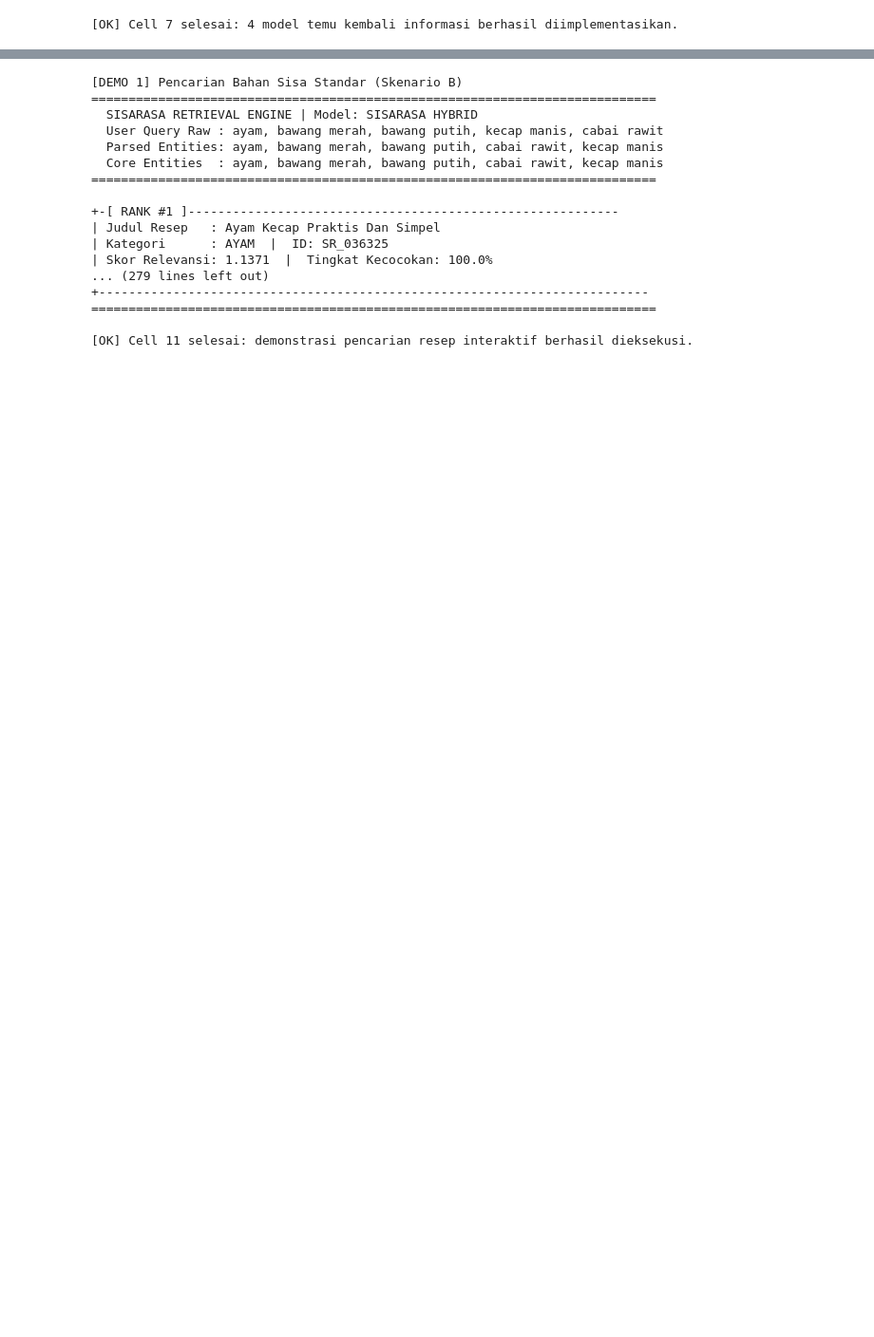
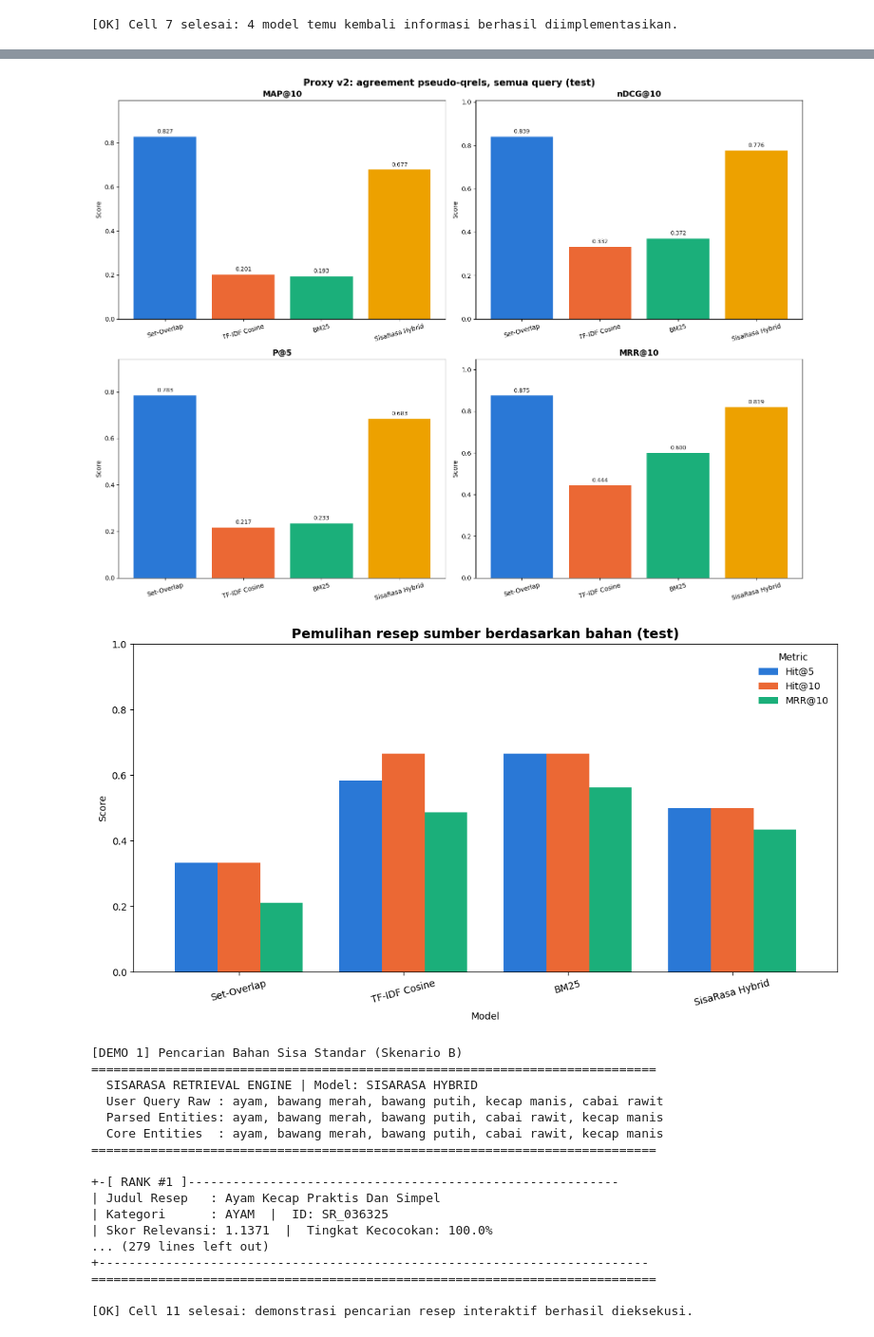
Before and after one commit to Elnathz/sisarasa, a Jupyter notebook: notebooks/sisarasa_v3.ipynb, the cells around one changed output, grey strips where cells are left out. Shown at 95% size. Cells and saved outputs as stored; diff of their text form; code cells hidden in the pictures; blank space fills up the shorter version.

Commit message:
fix(notebook): version proxy grading and report eligible metrics

```diff
--- a/notebooks/sisarasa_v3.ipynb
+++ b/notebooks/sisarasa_v3.ipynb
@@ -2262,10 +2295,10 @@ from collections import defaultdict
 
 
 class IRMetricsEvaluator:
-    """Evaluate pseudo-qrels agreement or known-item retrieval, not human relevance."""
+    """Evaluate pseudo-qrels agreement or source-recipe recovery, not human relevance."""
 
     BINARY_THRESHOLD = 2
-    EVALUATOR_VERSION = "pseudo_ir_metrics_v4"
+    EVALUATOR_VERSION = "pseudo_ir_metrics_v5"
 
     @staticmethod
     def precision_at_k(retrieved_grades: List[int], k: int, threshold: int = 2) -> float:
@@ -2414,13 +2447,25 @@ class IRMetricsEvaluator:
         ]
         def summarize(group):
             aggregate_names = {"AP@10": "MAP@10", "RR@10": "MRR@10"}
-            return {
+            aggregate = {
                 **{aggregate_names.get(name, name): round(float(group[name].mean()), 4)
                    for name in metric_cols},
                 "query_count": len(group),
                 "zero_relevant_queries": int(group["zero_relevant"].sum()),
                 "zero_idcg_queries": int(group["zero_idcg"].sum()) if evaluation_type == "proxy" else None,
             }
+            if evaluation_type == "proxy":
+                binary_eligible = group.loc[~group["zero_relevant"]]
+                ndcg_eligible = group.loc[~group["zero_idcg"]]
+                for name in metric_cols:
+                    if name == "Latency (ms)":
+                        continue
+                    eligible = ndcg_eligible if name.startswith("nDCG@") else binary_eligible
+                    key = f"{aggregate_names.get(name, name)} (eligible)"
+                    aggregate[key] = round(float(eligible[name].mean()), 4) if not eligible.empty else None
+                aggregate["binary_eligible_queries"] = len(binary_eligible)
+                aggregate["ndcg_eligible_queries"] = len(ndcg_eligible)
+            return aggregate
 
         overall = {}
         scenario_results = {}
@@ -2431,6 +2476,35 @@ class IRMetricsEvaluator:
                 scenario_results[split][scenario] = summarize(group)
         return overall, scenario_results, records
 
+def _check_eligible_aggregation():
+    class FixtureRetriever:
+        def retrieve(self, query_text, top_k):
+            return [("doc", 1.0)]
+
+    queries = [
+        {"query_id": "binary", "query_text": "binary", "split": "test", "scenario": "eligible"},
+        {"query_id": "grade_one", "query_text": "grade_one", "split": "test", "scenario": "eligible"},
+        {"query_id": "empty", "query_text": "empty", "split": "test", "scenario": "empty"},
+    ]
+    qrels = {"binary": {"doc": 2}, "grade_one": {"doc": 1}, "empty": {}}
+    overall, scenarios, records = IRMetricsEvaluator().evaluate_model(
+        FixtureRetriever(), queries, qrels, ["doc"], "proxy"
+    )
+    metrics = overall["test"]
+    assert metrics["query_count"] == 3
+    assert metrics["MAP@10"] == round(1 / 3, 4)
+    assert metrics["nDCG@10"] == round(2 / 3, 4)
+    assert metrics["binary_eligible_queries"] == 1
+    assert metrics["ndcg_eligible_queries"] == 2
+    assert metrics["MAP@10 (eligible)"] == 1.0
+    assert metrics["nDCG@10 (eligible)"] == 1.0
+    assert scenarios["test"]["empty"]["MAP@10 (eligible)"] is None
+    assert scenarios["test"]["empty"]["nDCG@10 (eligible)"] is None
+    grade_one = next(record for record in records if record["query_id"] == "grade_one")
+    assert grade_one["zero_relevant"] and not grade_one["zero_idcg"]
+
+
+_check_eligible_aggregation()
 assert IRMetricsEvaluator.precision_at_k([2, 2], 5) == 0.4
 assert IRMetricsEvaluator.average_precision_at_k([2, 2], 10, 12) == 0.2
 assert IRMetricsEvaluator.reciprocal_rank([0] * 10 + [2]) == 0.0
@@ -2441,7 +2515,7 @@ assert IRMetricsEvaluator.ndcg_at_k([3, 2], 2, [3, 2]) == 1.0
 for benchmark_name, benchmark_queries in (("proxy", proxy_queries), ("known_item", known_item_queries)):
     if not any(query["split"] == "test" for query in benchmark_queries):
         raise ValueError(f"No test queries for {benchmark_name}; cannot report test metrics")
-print("[EVAL] Mengukur agreement terhadap pseudo-qrels dan retrieval known-item ...")
+print("[EVAL] Mengukur agreement pseudo-qrels dan pemulihan resep sumber berdasarkan bahan ...")
 evaluator = IRMetricsEvaluator()
 k_values = [5, 10]
 
@@ -2472,24 +2546,26 @@ assert all("MAP@10" in metrics and "MRR@10" in metrics
            for split_results in proxy_overall_results.values() for metrics in split_results.values())
 assert all("RR@10" in record and "MRR@10" not in record
            for records in proxy_per_query_records.values() for record in records)
-print("[OK] Proxy pseudo-qrels agreement and known-item retrieval evaluated separately.")
+print("[OK] Agreement proxy dan pemulihan resep sumber dievaluasi terpisah.")
 
-# -- Proxy recommendation: agreement with the legacy_proxy_v1 rubric ------------
+# -- Proxy recommendation: agreement with the proxy_v2 rubric ------------------
 proxy_test_results = {
     model: results.get("test", {}) for model, results in proxy_overall_results.items()
 }
 proxy_test_frame = pd.DataFrame(proxy_test_results).T
 proxy_test_frame.index.name = "Model"
-print("\nProxy recommendation: pseudo-qrels agreement (test split)")
+print("\nProxy v2: agreement semua query dan query eligible (test split)")
+print("Eligible: grade >= 2 untuk metrik biner; IDCG > 0 untuk nDCG.")
 print(proxy_test_frame.to_string())
 
-# -- Known-item: target recipe-family retrieval --------------------------------
+# -- Source recipe recovery from ingredients ----------------------------------
 known_test_results = {
     model: results.get("test", {}) for model, results in known_item_overall_results.items()
 }
 known_test_frame = pd.DataFrame(known_test_results).T
 known_test_frame.index.name = "Model"
-print("\nKnown-item retrieval: target-doc Hit@k and MRR@10 (test split)")
+print("\nPemulihan resep sumber berdasarkan bahan: Hit@k dan MRR@10 (test split)")
+print("Target sumber bukan satu-satunya resep yang mungkin relevan.")
 print(known_test_frame.to_string())
 
 # -- Per-query records retain split, family, ranks, grades and denominator flags.
@@ -2512,7 +2588,7 @@ colors = ["#2a78d6", "#eb6834", "#1baf7a", "#eda100"]
 proxy_metrics = proxy_test_frame.reindex(columns=proxy_metric_names, fill_value=0)
 fig_proxy, axes_proxy = plt.subplots(2, 2, figsize=(16, 12))
 fig_proxy.suptitle(
-    "Proxy recommendation: agreement with legacy_proxy_v1 pseudo-qrels (test)",
+    "Proxy v2: agreement pseudo-qrels, semua query (test)",
     fontsize=15, fontweight="bold",
 )
 for ax, metric in zip(axes_proxy.flatten(), proxy_metric_names):
@@ -2531,10 +2607,11 @@ plt.show()
 known_metrics = known_test_frame.reindex(columns=known_metric_names, fill_value=0)
 fig_known, ax_known = plt.subplots(figsize=(11, 6))
 known_metrics.plot(kind="bar", ax=ax_known, color=colors[:len(model_names)], width=0.78)
-ax_known.set_title("Known-item retrieval: target-doc success (test)", fontsize=14, fontweight="bold")
+ax_known.set_title("Pemulihan resep sumber berdasarkan bahan (test)", fontsize=14, fontweight="bold")
 ax_known.set_ylabel("Score")
 ax_known.set_ylim(0, 1.0)
 ax_known.set_xticklabels(model_names, rotation=15)
 ax_known.legend(title="Metric", frameon=False)
 fig_known.tight_layout()
 plt.show()
+# %% [output]
@@ -2541,3 +2635,5 @@ plt.show()
+[figure, added]
+[figure, added]
 # %%
 # ==============================================================================
 # CELL 11: Demo Interaktif Pencarian Resep (search_sisarasa)
```
Also changed, not shown: parts of 7 cells of this notebook.
